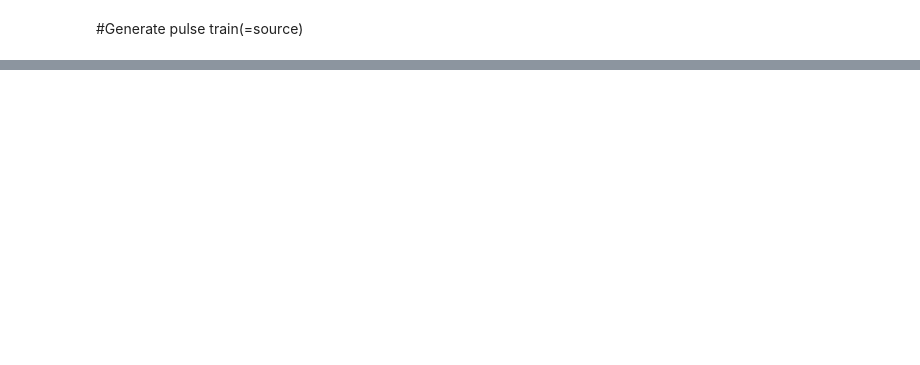
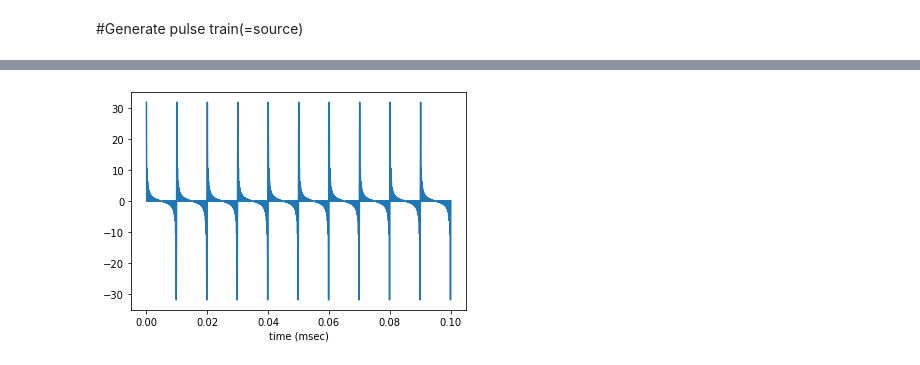
Before and after one commit to 2016130714/class2021Spring, a Jupyter notebook: sound.ipynb, the cells around one changed output, grey strips where cells are left out. Drawn from its saved outputs; the diff is of its cells as text; code cells hidden in the pictures; blank space fills up the shorter version.

```diff
--- a/sound.ipynb
+++ b/sound.ipynb
@@ -24,7 +24,7 @@ t = np.arange(1, sr * dur+1)/sr     #1에서 sr*dur = 5000까지의 숫자를
 #generate time
 theta = t * 2*np.pi *freq     #각 시간에 2pi(=360도)를 곱함. 이것이 한 주기. 이를 frequency만큼 곱하면 1초가 됨
 # %%
-s = np.sin(theta)     #sin으로 phasor를 만들었기 때문에, 실수만 다룬다.
+s = amp * np.sin(theta)     #sin으로 phasor를 만들었기 때문에, 실수만 다룬다.
 # %%
 fig = plt.figure()
 ax = fig.add_subplot(111)       #그림의 크기 결정. 111 중 각 숫자는 그 숫자만큼 분할한다는 의미.
@@ -48,7 +48,7 @@ ipd.Audio(s, rate=sr)
 #기존의 np.sin(theta)를 np.exp(theta*1j)로 바꾼다.
 # %%
 #theta = np.pi*0     #0, 90, 180, 270, 360의 theta값을 넣어보자. (0, pi/2, pi, 3pi/2, 2pi)
-c = np.exp(theta*1j)      #각각 1+0j, 0+j, -1+0j, 0-j가 나온다.
+c = amp * np.exp(theta*1j)      #각각 1+0j, 0+j, -1+0j, 0-j가 나온다.
 #이는 x축이 실수, y축이 i축일 때, (1, 0), (0, 1) (-1, 0) (0, -1)의 좌표다. 즉 반지름이 1인 원이다.
 # %%
 fig = plt.figure()
@@ -70,7 +70,7 @@ def phasor_sine(amp, sr, dur, freq):
 
   t = np.arange(1, sr * dur+1)/sr
   theta = t * 2*np.pi *freq
-  s = np.sin(theta)
+  s = amp * np.sin(theta)
 
   return s, t, theta
 # %%
@@ -86,7 +86,7 @@ def phasor_complex(amp, sr, dur, freq):
 
   t = np.arange(1, sr * dur+1)/sr
   theta = t * 2*np.pi * freq
-  c = np.exp(theta*1j)
+  c = amp * np.exp(theta*1j)
 
   return c, t, theta
 # %%
@@ -106,20 +106,23 @@ ipd.Audio(c.real, rate=sr)      #c.real. 실수부로 만든 소리. (허수부
 # %%
 #for loop를 통해, 여러 개의 sine wave를 만든다. frequency를 바꿔가며, 여러 freq의 sine wave를 여러 개 만든다.
 # %%
+#parameter setting
 amp = 1
 sr = 10000
 dur = 0.5
 
-F0 = 300
-Fend = int(sr/2)
+F0 = 100      #기본 주파수(complex tone의 주파수)
+Fend = int(sr/2)    #Nyquist frequency: 최대로 표현할 수 있는 주파수. 이는 sr/2다!
 
 s_all = 0
 for freq in range(F0, Fend+1, F0):
+#F0 = 100부터, F1 = 200, Fend = 5000까지 표현. 간격을 F0으로 하여, harmonics를 이룸.
   s, t, theta = phasor_sine(amp, sr, dur, freq)
-  s_all += s
+  s_all += s    #phasor_sine 함수로 만든 sine wave를 누적하여 합침. (s+s+s+....)
 
 fig = plt.figure()
 ax = fig.add_subplot(111)
 ax.plot(t[0:1000], s_all[0:1000]);
 ax.set_xlabel('time (msec)')
 ipd.Audio(s_all, rate=sr)
+# %% [output]
@@ -125,0 +130 @@ ipd.Audio(s_all, rate=sr)
+[figure, added]
```
Also changed, not shown: parts of 10 cells of this notebook.
